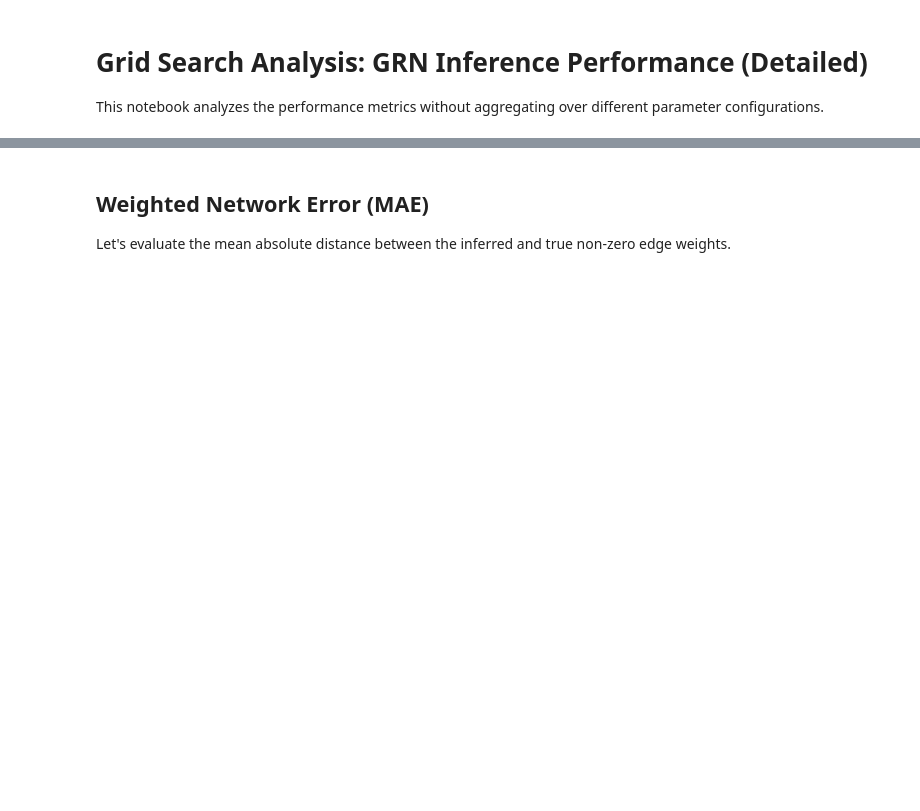
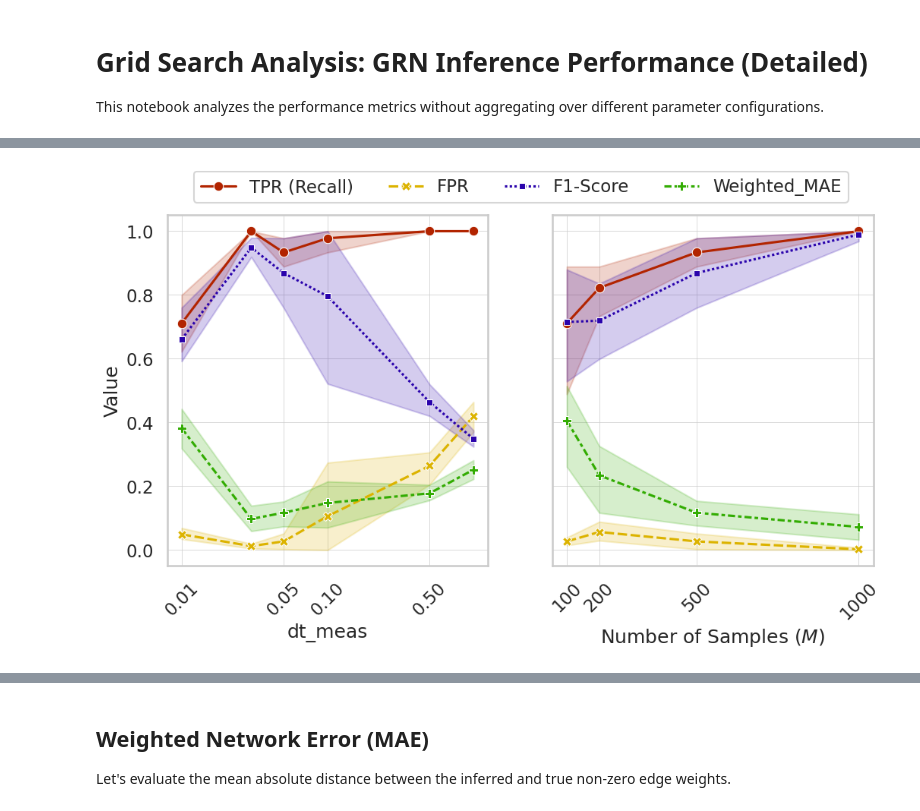
Before and after one commit to CoMuNeLab/Onsager_Machlup_Inf, a Jupyter notebook: Grid_Search_Analysis.ipynb, the cells around one changed output, grey strips where cells are left out. Saved outputs shown, nothing was run; the diff lists cells and outputs as text; code cells hidden in the pictures; blank space fills up the shorter version.

```diff
--- a/Grid_Search_Analysis.ipynb
+++ b/Grid_Search_Analysis.ipynb
@@ -119,3 +113,74 @@ ValueError: Could not interpret value `AUPRC` for `y`. An entry with this name d
+# %%
+# Choose a specific configuration: M_pairs=500, Regime=Transient, N=10
+fixed_Regime = 'T'
+fixed_N = 10
+df_dt = df[(df['M_pairs'] == 500) & (df['Regime'] == fixed_Regime) & (df['N'] == fixed_N)]
+
+# Include MAE in the comparison
+df_melted = df_dt.melt(
+    id_vars=['dt_meas'],
+    value_vars=['TPR (Recall)', 'FPR', 'F1-Score', 'Weighted_MAE'],
+    var_name='Metric',
+    value_name='Score'
+)
+
+fig, axs = plt.subplots(1, 2, figsize=(12, 6))
+
+ax = axs[0]
+
+sns.lineplot(
+    data=df_melted, x='dt_meas', y='Score',
+    hue='Metric', style='Metric',
+    markers=True, err_style='band', ax=ax,
+    palette=["#b22400", "#dcb300", "#2a03ac", "#32ac02"]
+)
+
+ax.set_xlabel('dt_meas')
+ax.set_ylabel('Value')
+ax.set_xscale('log')
+ax.set_xticks([0.01, 0.05, 0.1, 0.5])
+ax.tick_params(axis='x', rotation=45)
+ax.get_xaxis().set_major_formatter(plt.ScalarFormatter())
+ax.grid(lw=0.5)
+ax.legend(bbox_to_anchor=(2.15, 1.15), ncol=4)
+
+# Choose a specific configuration: M_pairs=500, Regime=Transient, N=10
+fixed_Regime = 'T'
+fixed_N = 10
+df_dt = df[(df['dt_meas'] == 0.05) & (df['Regime'] == fixed_Regime) & (df['N'] == fixed_N)]
+
+# Include MAE in the comparison
+df_melted = df_dt.melt(
+    id_vars=['M_pairs'],
+    value_vars=['TPR (Recall)', 'FPR', 'F1-Score', 'Weighted_MAE'],
+    var_name='Metric',
+    value_name='Score'
+)
+
+ax = axs[1]
+sns.lineplot(
+    data=df_melted, x='M_pairs', y='Score',
+    hue='Metric', style='Metric',
+    markers=True, err_style='band', ax=ax, legend=False,
+    palette=["#b22400", "#dcb300", "#2a03ac", "#32ac02"]
+)
+
+ax.set_xlabel(r'Number of Samples ($M$)')
+ax.set_ylabel('')
+#ax.set_xscale('log')
+ax.set_xticks([100, 200, 500, 1000])
+ax.tick_params(axis='x', rotation=45)
+ax.set_yticks(np.arange(0,1.1,0.2))
+ax.set_yticklabels([])
+ax.grid(lw=0.5)
+ax.get_xaxis().set_major_formatter(plt.ScalarFormatter())
+#ax.set_title(f'TPR, FPR, F1-Score, and MAE vs dt_meas (Fixed M={fixed_M}, Regime={fixed_Regime}, N={fixed_N})')
+#plt.tight_layout()
+
+plt.savefig('images/detailed/metrics_comparison_single_N.png', dpi=300, bbox_inches='tight')
+plt.show()
+# %% [output]
+[figure, added]
 # %%
 # Choose a specific configuration: M_pairs=500, Regime=Transient, N=10
 fixed_Regime = 'T'
```
Also changed, not shown: parts of 14 cells of this notebook, 13 other files.
